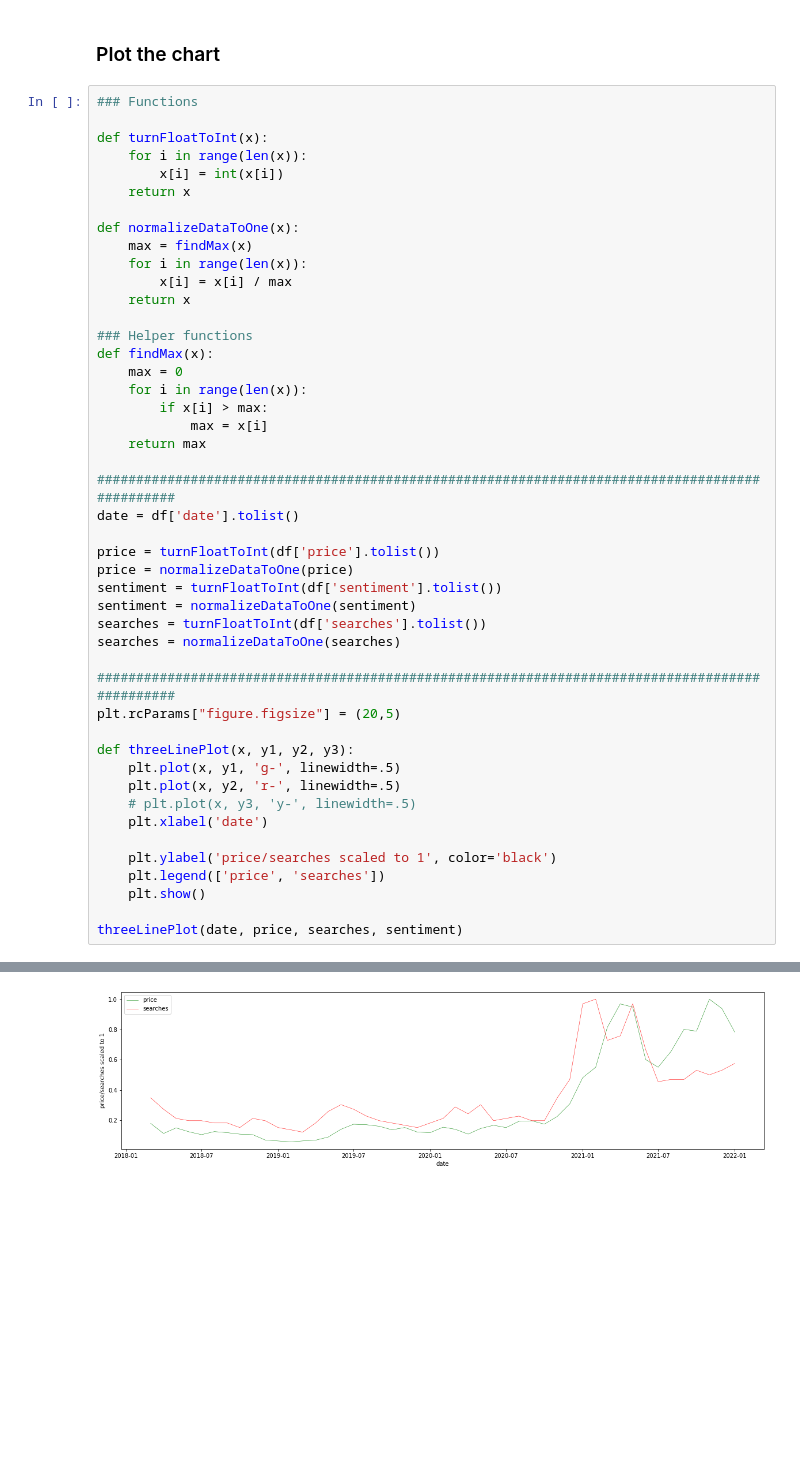
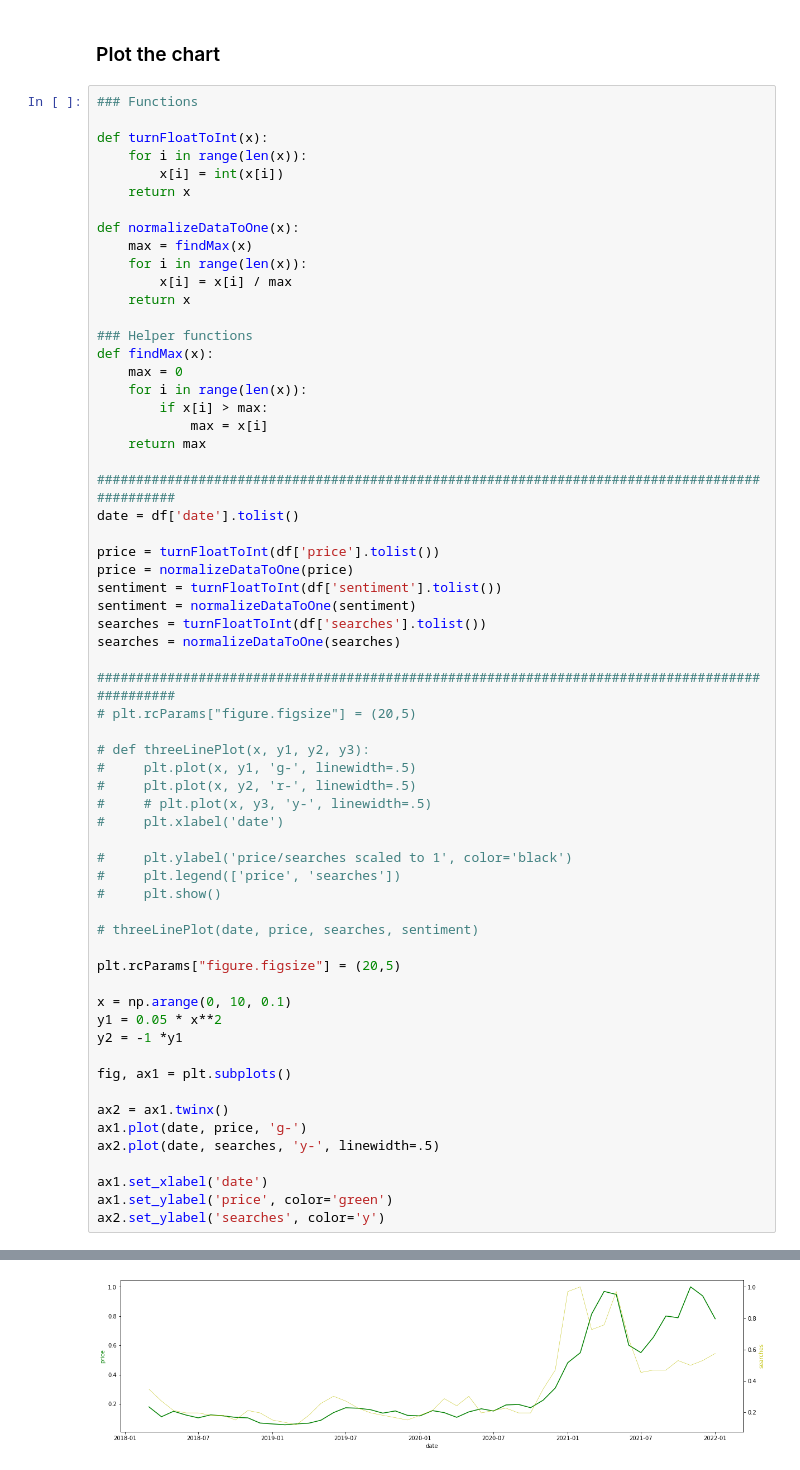
Before and after one commit to AlexMorris10x/bitcoinSentimentAnalysis, a Jupyter notebook: bitcoinSentimentAnalysis.ipynb, the cells around one changed output, grey strips where cells are left out. Cells and saved outputs as stored; diff of their text form; blank space fills up the shorter version.

```diff
--- a/bitcoinSentimentAnalysis.ipynb
+++ b/bitcoinSentimentAnalysis.ipynb
@@ -245,17 +245,33 @@ searches = turnFloatToInt(df['searches'].tolist())
 searches = normalizeDataToOne(searches)
 
 ###############################################################################################
+# plt.rcParams["figure.figsize"] = (20,5)
+
+# def threeLinePlot(x, y1, y2, y3):
+#     plt.plot(x, y1, 'g-', linewidth=.5)
+#     plt.plot(x, y2, 'r-', linewidth=.5)
+#     # plt.plot(x, y3, 'y-', linewidth=.5)
+#     plt.xlabel('date')
+
+#     plt.ylabel('price/searches scaled to 1', color='black')
+#     plt.legend(['price', 'searches'])
+#     plt.show()
+
+# threeLinePlot(date, price, searches, sentiment)
+
 plt.rcParams["figure.figsize"] = (20,5)
 
-def threeLinePlot(x, y1, y2, y3):
-    plt.plot(x, y1, 'g-', linewidth=.5)
-    plt.plot(x, y2, 'r-', linewidth=.5)
-    # plt.plot(x, y3, 'y-', linewidth=.5)
-    plt.xlabel('date')
+x = np.arange(0, 10, 0.1)
+y1 = 0.05 * x**2
+y2 = -1 *y1
 
-    plt.ylabel('price/searches scaled to 1', color='black')
-    plt.legend(['price', 'searches'])
-    plt.show()
+fig, ax1 = plt.subplots()
 
-threeLinePlot(date, price, searches, sentiment)
+ax2 = ax1.twinx()
+ax1.plot(date, price, 'g-')
+ax2.plot(date, searches, 'y-', linewidth=.5)
+
+ax1.set_xlabel('date')
+ax1.set_ylabel('price', color='green')
+ax2.set_ylabel('searches', color='y')
 # %% [output]
@@ -262 +279 @@ threeLinePlot(date, price, searches, sentiment)
-[figure, old version]
+[figure, new version]
```
Also changed, not shown: parts of 1 cell of this notebook, 3 other files.
